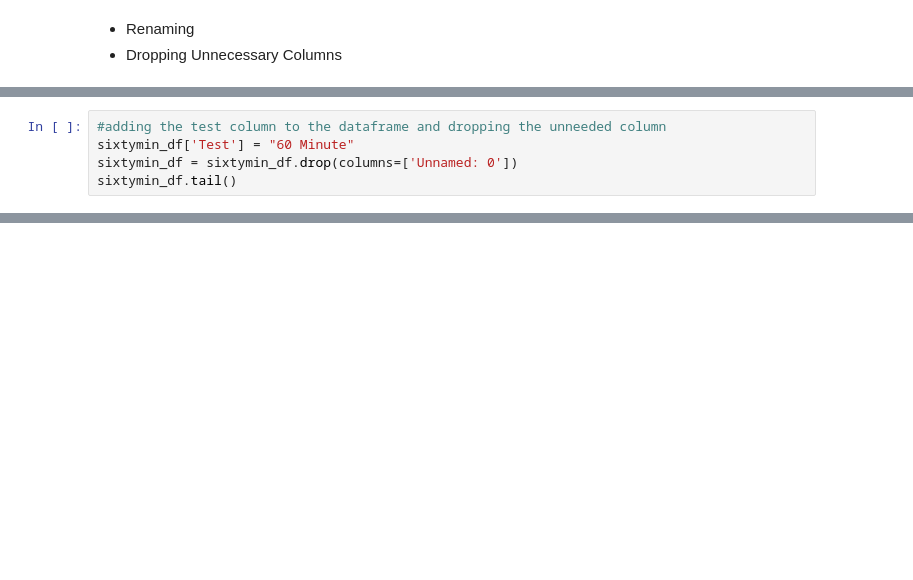
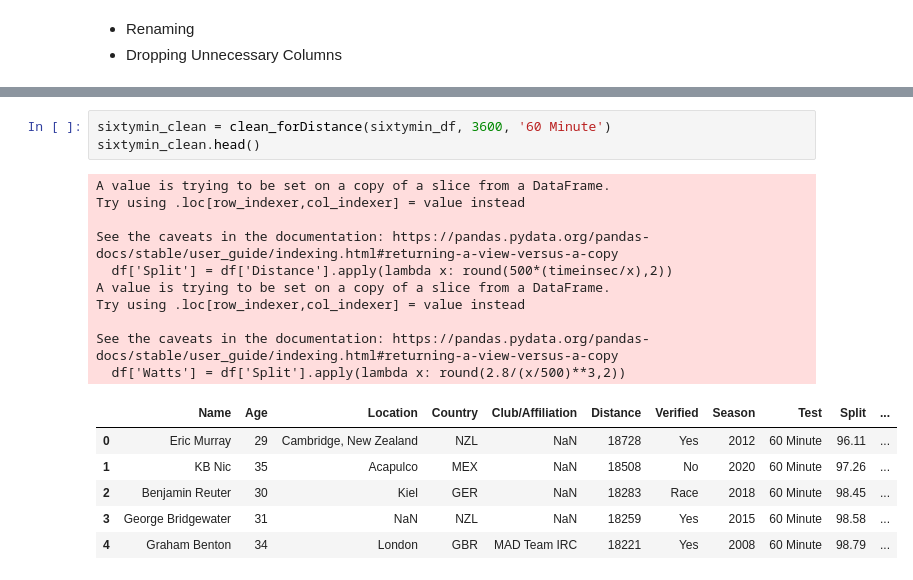
Before and after one commit to JohnShuford/FITDAT, a Jupyter notebook: Notebooks/Performance_Analysis.ipynb, the cells around one changed output, grey strips where cells are left out. Cells and saved outputs as stored; diff of their text form; blank space fills up the shorter version.

```diff
--- a/Notebooks/Performance_Analysis.ipynb
+++ b/Notebooks/Performance_Analysis.ipynb
@@ -111,5 +76,0 @@ thirtymin_df.head()
-# %%
-#adding the test column to the dataframe and dropping the unneeded column
-sixtymin_df['Test'] = "60 Minute"
-sixtymin_df = sixtymin_df.drop(columns=['Unnamed: 0'])
-sixtymin_df.tail()
@@ -184,0 +117,20 @@ fivek_df.head()
+# %%
+sixtymin_clean = clean_forDistance(sixtymin_df, 3600, '60 Minute')
+sixtymin_clean.head()
+# %% [output]
+A value is trying to be set on a copy of a slice from a DataFrame.
+Try using .loc[row_indexer,col_indexer] = value instead
+
+See the caveats in the documentation: https://pandas.pydata.org/pandas-docs/stable/user_guide/indexing.html#returning-a-view-versus-a-copy
+  df['Split'] = df['Distance'].apply(lambda x: round(500*(timeinsec/x),2))
+A value is trying to be set on a copy of a slice from a DataFrame.
+Try using .loc[row_indexer,col_indexer] = value instead
+
+See the caveats in the documentation: https://pandas.pydata.org/pandas-docs/stable/user_guide/indexing.html#returning-a-view-versus-a-copy
+  df['Watts'] = df['Split'].apply(lambda x: round(2.8/(x/500)**3,2))
+|  | Name | Age | Location | Country | Club/Affiliation | Distance | Verified | Season | Test | Split | ... |
+| 0 | Eric Murray | 29 | Cambridge, New Zealand | NZL | NaN | 18728 | Yes | 2012 | 60 Minute | 96.11 | ... |
+| 1 | KB Nic | 35 | Acapulco | MEX | NaN | 18508 | No | 2020 | 60 Minute | 97.26 | ... |
+| 2 | Benjamin Reuter | 30 | Kiel | GER | NaN | 18283 | Race | 2018 | 60 Minute | 98.45 | ... |
+| 3 | George Bridgewater | 31 | NaN | NZL | NaN | 18259 | Yes | 2015 | 60 Minute | 98.58 | ... |
+| 4 | Graham Benton | 34 | London | GBR | MAD Team IRC | 18221 | Yes | 2008 | 60 Minute | 98.79 | ... |
```
Also changed, not shown: parts of 40 cells of this notebook, 39 other files.
